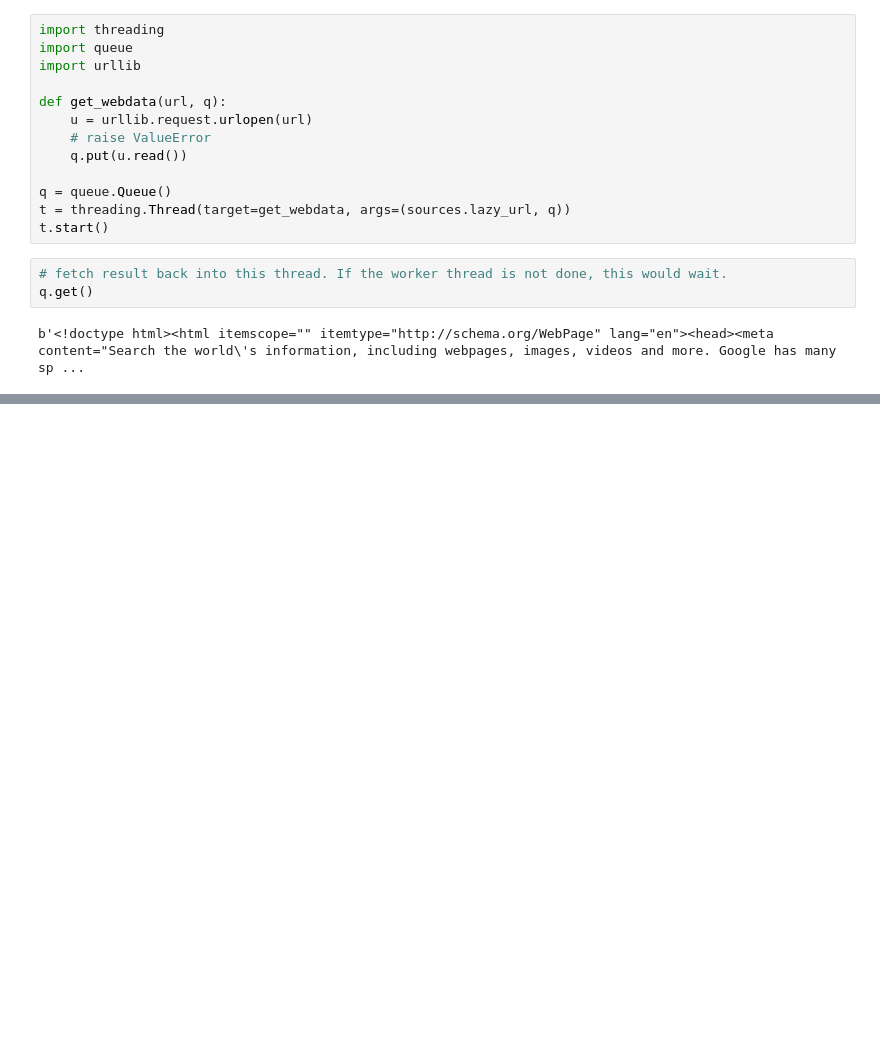
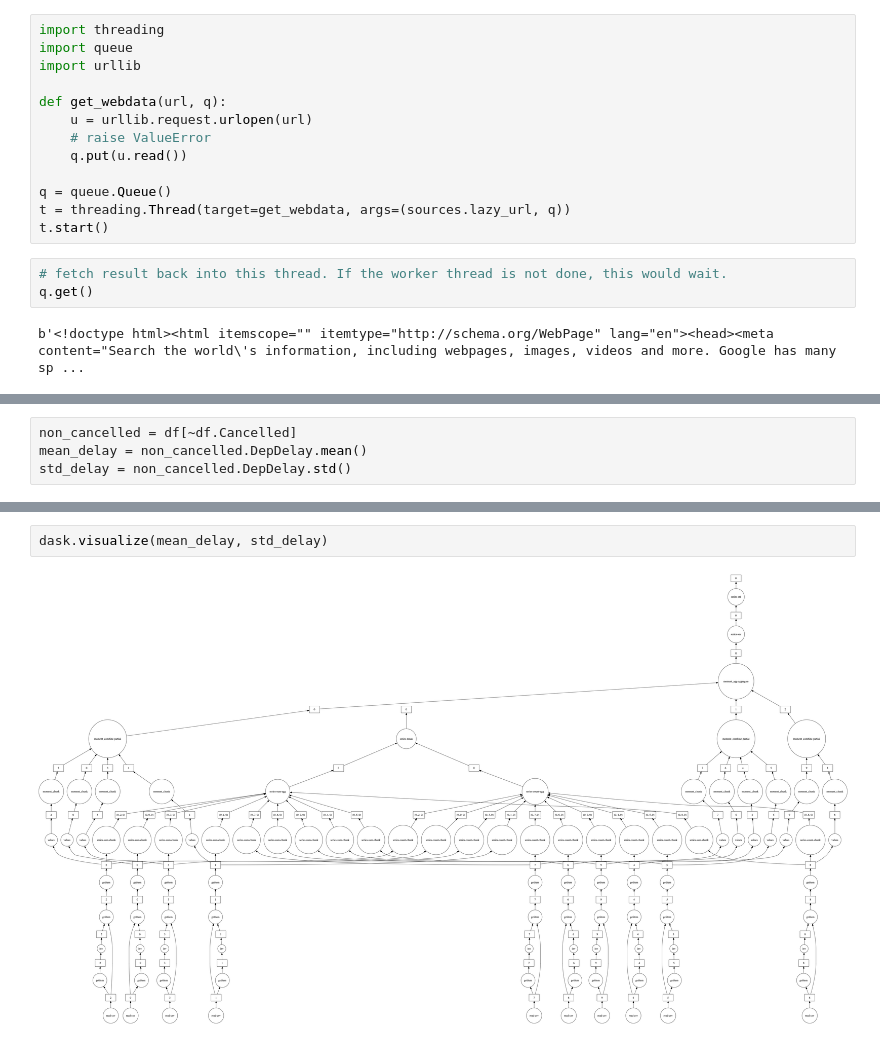
Before and after one commit to ghPRao/power_up_dask, a Jupyter notebook: notebooks/dask_practice.ipynb, the cells around one changed output, grey strips where cells are left out. Saved outputs shown, nothing was run; the diff lists cells and outputs as text; blank space fills up the shorter version.

```diff
--- a/notebooks/dask_practice.ipynb
+++ b/notebooks/dask_practice.ipynb
@@ -457,0 +609,4 @@ b'<!doctype html><html itemscope="" itemtype="http://schema.org/WebPage" lang="e
+# %%
+non_cancelled = df[~df.Cancelled]
+mean_delay = non_cancelled.DepDelay.mean()
+std_delay = non_cancelled.DepDelay.std()
@@ -457,0 +628,4 @@ b'<!doctype html><html itemscope="" itemtype="http://schema.org/WebPage" lang="e
+# %%
+dask.visualize(mean_delay, std_delay)
+# %% [output]
+[figure, added]
```
Also changed, not shown: parts of 49 cells of this notebook, 18 other files.
